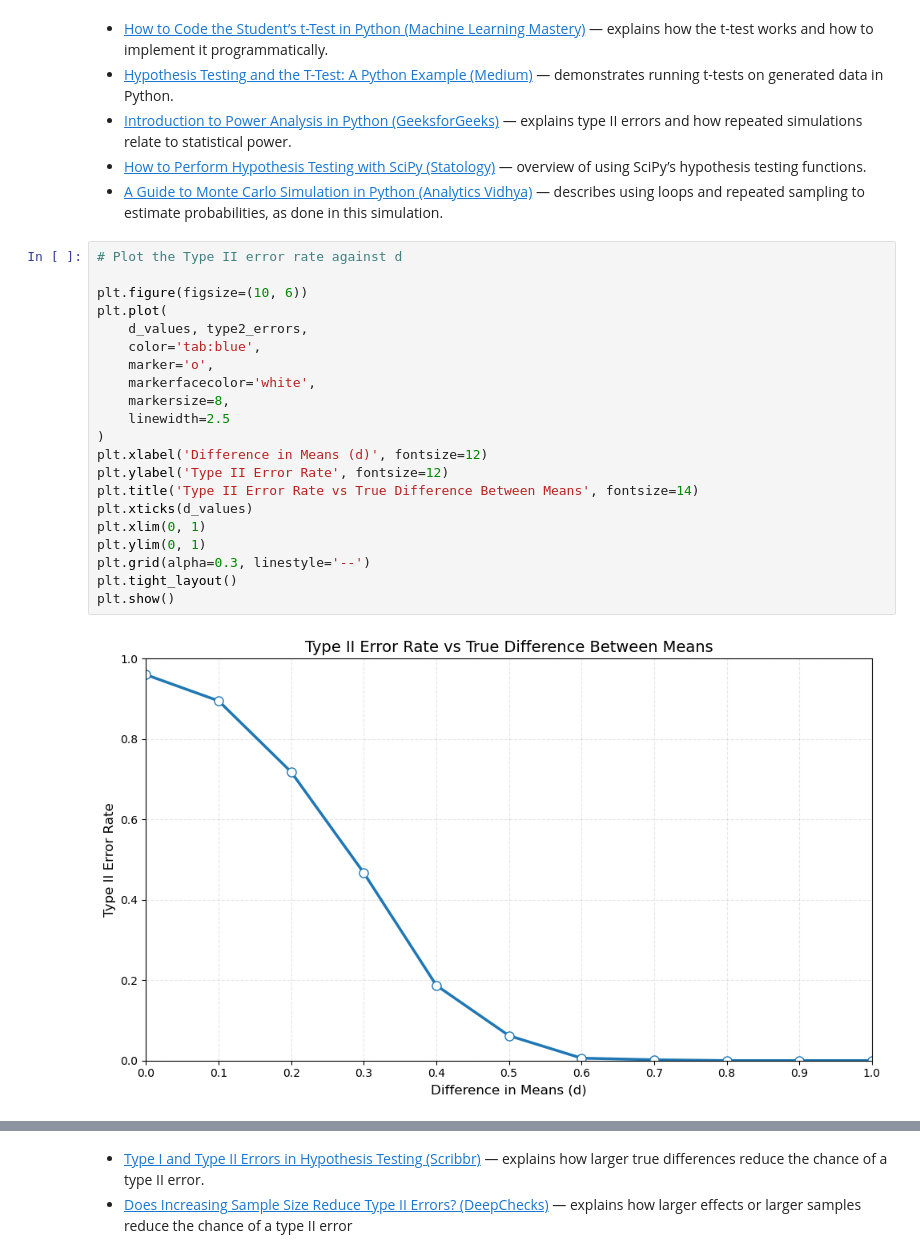
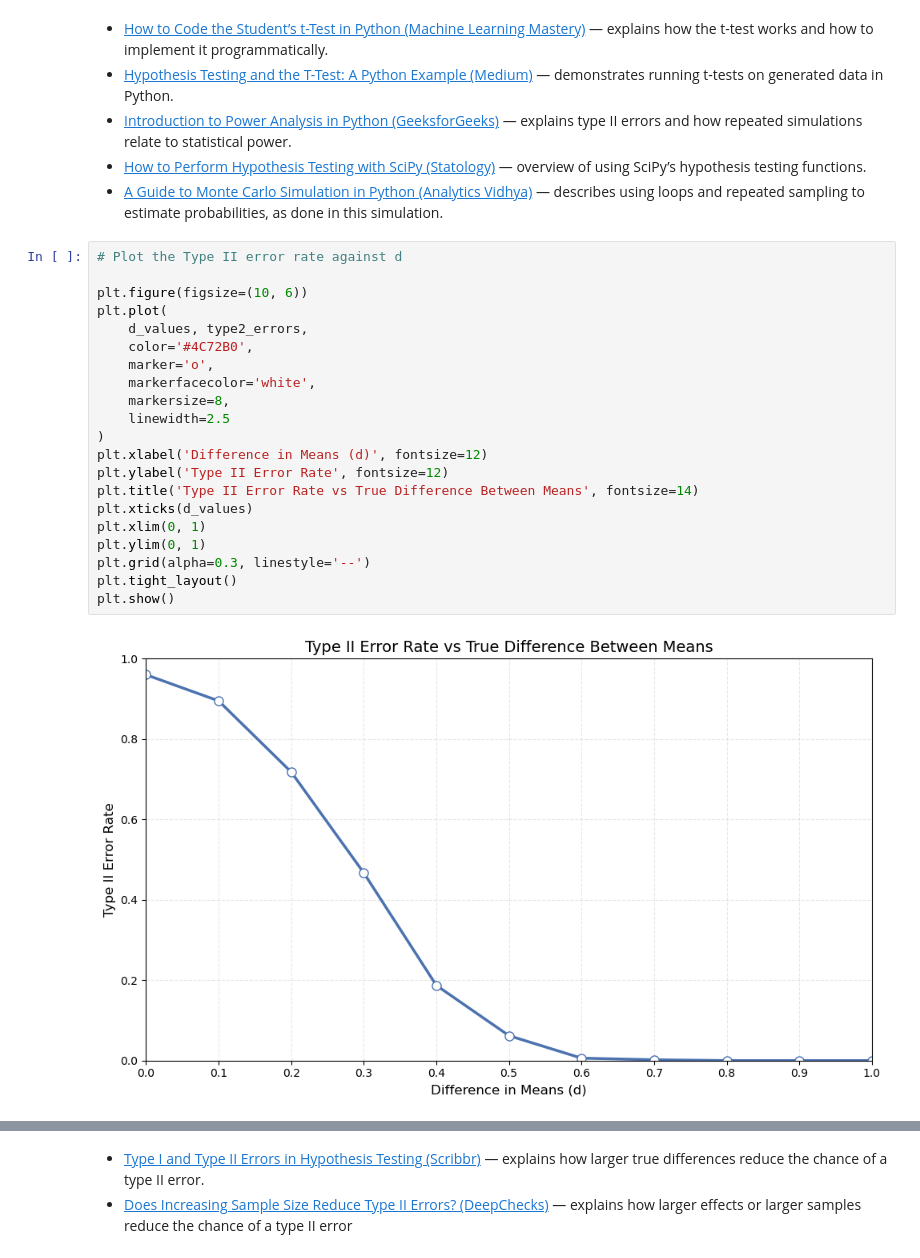
Before and after one commit to sarahembarry/applied-statistics-assessment, a Jupyter notebook: problems.ipynb, the cells around one changed output, grey strips where cells are left out. Cells and saved outputs as stored; diff of their text form.

```diff
--- a/problems.ipynb
+++ b/problems.ipynb
@@ -315,24 +305,24 @@ type2_errors
 # %%
 # Plot the Type II error rate against d
 
 plt.figure(figsize=(10, 6))
 plt.plot(
     d_values, type2_errors,
-    color='tab:blue',
+    color='#4C72B0',
     marker='o',
     markerfacecolor='white',
     markersize=8,
     linewidth=2.5
 )
 plt.xlabel('Difference in Means (d)', fontsize=12)
 plt.ylabel('Type II Error Rate', fontsize=12)
 plt.title('Type II Error Rate vs True Difference Between Means', fontsize=14)
 plt.xticks(d_values)
 plt.xlim(0, 1)
 plt.ylim(0, 1)
 plt.grid(alpha=0.3, linestyle='--')
 plt.tight_layout()
 plt.show()
 # %% [output]
-[figure, old version]
+[figure, new version]
 # %% [markdown]
```
Also changed, not shown: parts of 26 cells of this notebook, 1 other file.
